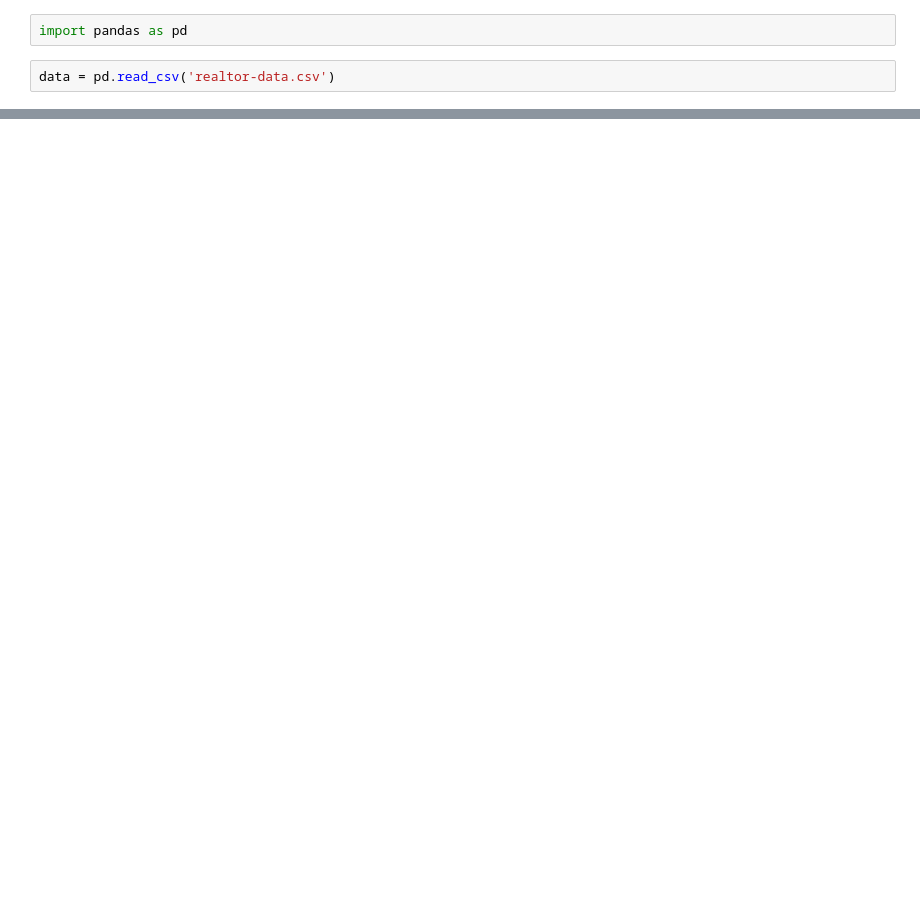
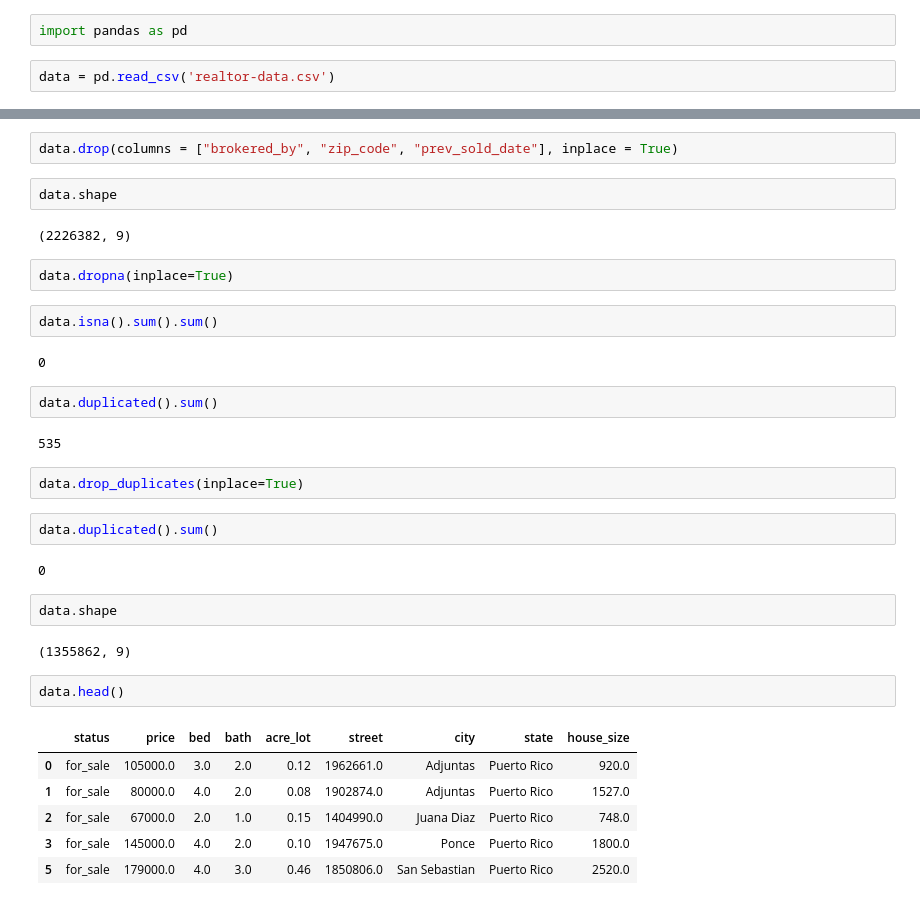
Before and after one commit to halchemylab/real-estate-price-prediction-data-science-project, a Jupyter notebook: analysis_modeling.ipynb, the cells around one changed output, grey strips where cells are left out. Cells and saved outputs as stored; diff of their text form; blank space fills up the shorter version.

```diff
--- a/analysis_modeling.ipynb
+++ b/analysis_modeling.ipynb
@@ -13,0 +70,35 @@ data.head(10)
+# %%
+data.drop(columns = ["brokered_by", "zip_code", "prev_sold_date"], inplace = True)
+# %%
+data.shape
+# %% [output]
+(2226382, 9)
+# %%
+data.dropna(inplace=True)
+# %%
+data.isna().sum().sum()
+# %% [output]
+0
+# %%
+data.duplicated().sum()
+# %% [output]
+535
+# %%
+data.drop_duplicates(inplace=True)
+# %%
+data.duplicated().sum()
+# %% [output]
+0
+# %%
+data.shape
+# %% [output]
+(1355862, 9)
+# %%
+data.head()
+# %% [output]
+|  | status | price | bed | bath | acre_lot | street | city | state | house_size |
+| 0 | for_sale | 105000.0 | 3.0 | 2.0 | 0.12 | 1962661.0 | Adjuntas | Puerto Rico | 920.0 |
+| 1 | for_sale | 80000.0 | 4.0 | 2.0 | 0.08 | 1902874.0 | Adjuntas | Puerto Rico | 1527.0 |
+| 2 | for_sale | 67000.0 | 2.0 | 1.0 | 0.15 | 1404990.0 | Juana Diaz | Puerto Rico | 748.0 |
+| 3 | for_sale | 145000.0 | 4.0 | 2.0 | 0.10 | 1947675.0 | Ponce | Puerto Rico | 1800.0 |
+| 5 | for_sale | 179000.0 | 4.0 | 3.0 | 0.46 | 1850806.0 | San Sebastian | Puerto Rico | 2520.0 |
```
Also changed, not shown: parts of 16 cells of this notebook.
